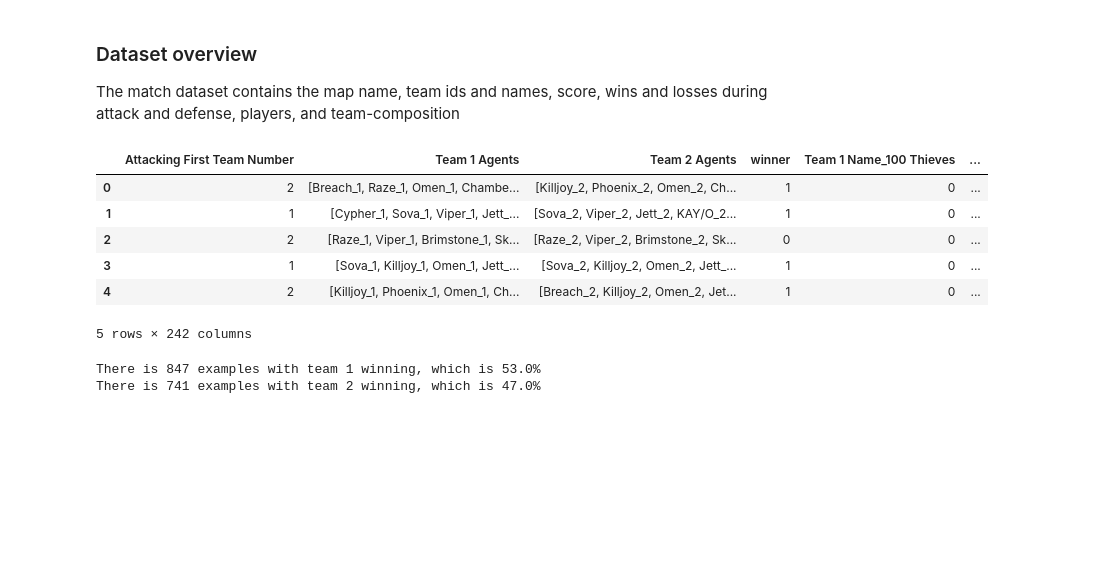
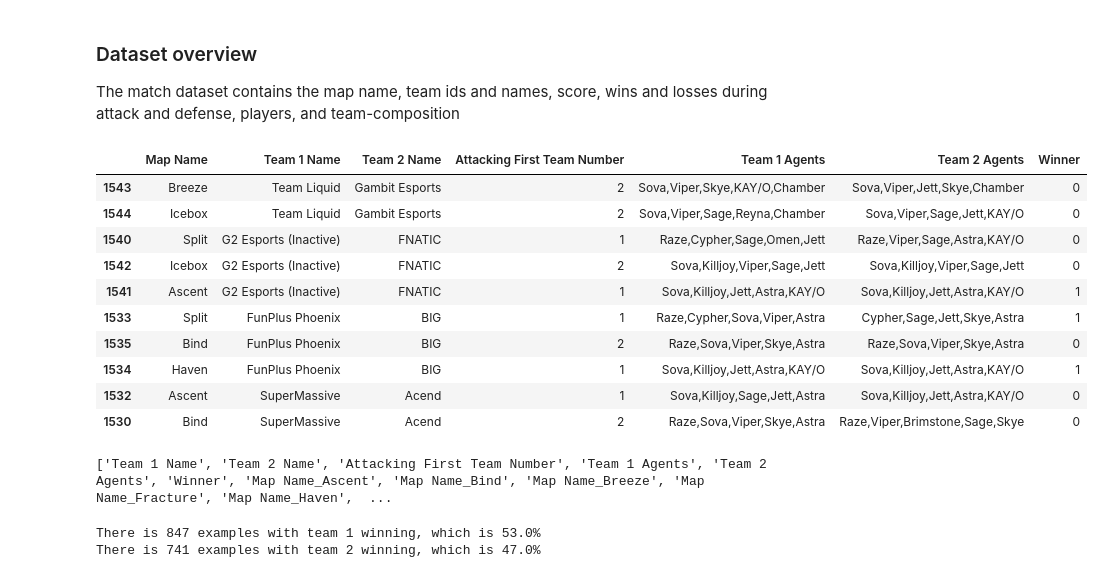
Before and after one commit to LabyrinthV/Honours-victory-prediction, a Jupyter notebook: Modelling.ipynb, the cells around one changed output. Saved outputs shown, nothing was run; the diff lists cells and outputs as text; code cells hidden in the pictures; blank space fills up the shorter version.

```diff
--- a/Modelling.ipynb
+++ b/Modelling.ipynb
@@ -23,37 +23,53 @@ The match dataset contains the map name, team ids and names, score, wins and los
 s_results = pd.read_csv('./Data files/val-series.csv')
 m_results = pd.read_csv('./Data files/val-matches.csv')
 # %%
-m_results['winner'] = np.where(m_results['Team 1 Score'] > m_results['Team 2 Score'], 1, 0)
+m_results['Winner'] = np.where(m_results['Team 1 Score'] > m_results['Team 2 Score'], 1, 0)
+# Sort rows by match id
+m_results = m_results.sort_values(by=['Series Id'], ascending=True)
 m_results = m_results.drop([
     'Match Id',
     'Series Id',
     'Event Name',
     'Win Condition',
     'Date',
     'Total Count',
     'Team 1 Id',
     'Team 2 Id',
     'Team 1 Player Ids',
     'Team 2 Player Ids',
     'Team 1 Score',
     'Team 2 Score',
     'Team 1 Score At Half',
     'Team 2 Score At Half',
     "Team 1 Pistol Wins",
     "Team 1 Attacking Pistol Wins",
     "Team 1 Defending Pistol Wins",
     "Team 1 Attacking Wins",
     "Team 1 Attacking Losses",
     "Team 1 Defending Wins",
     "Team 1 Defending Losses",
     "Team 2 Pistol Wins",
     "Team 2 Attacking Pistol Wins",
     "Team 2 Defending Pistol Wins",
     "Team 2 Attacking Wins",
     "Team 2 Attacking Losses",
     "Team 2 Defending Wins",
     "Team 2 Defending Losses"
     ], axis=1)
+
+m_results.head(10)
+# %% [output]
+|  | Map Name | Team 1 Name | Team 2 Name | Attacking First Team Number | Team 1 Agents | Team 2 Agents | Winner |
+| 1543 | Breeze | Team Liquid | Gambit Esports | 2 | Sova,Viper,Skye,KAY/O,Chamber | Sova,Viper,Jett,Skye,Chamber | 0 |
+| 1544 | Icebox | Team Liquid | Gambit Esports | 2 | Sova,Viper,Sage,Reyna,Chamber | Sova,Viper,Sage,Jett,KAY/O | 0 |
+| 1540 | Split | G2 Esports (Inactive) | FNATIC | 1 | Raze,Cypher,Sage,Omen,Jett | Raze,Viper,Sage,Astra,KAY/O | 0 |
+| 1542 | Icebox | G2 Esports (Inactive) | FNATIC | 2 | Sova,Killjoy,Viper,Sage,Jett | Sova,Killjoy,Viper,Sage,Jett | 0 |
+| 1541 | Ascent | G2 Esports (Inactive) | FNATIC | 1 | Sova,Killjoy,Jett,Astra,KAY/O | Sova,Killjoy,Jett,Astra,KAY/O | 1 |
+| 1533 | Split | FunPlus Phoenix | BIG | 1 | Raze,Cypher,Sova,Viper,Astra | Cypher,Sage,Jett,Skye,Astra | 1 |
+| 1535 | Bind | FunPlus Phoenix | BIG | 2 | Raze,Sova,Viper,Skye,Astra | Raze,Sova,Viper,Skye,Astra | 0 |
+| 1534 | Haven | FunPlus Phoenix | BIG | 1 | Sova,Killjoy,Jett,Astra,KAY/O | Sova,Killjoy,Jett,Astra,KAY/O | 1 |
+| 1532 | Ascent | SuperMassive | Acend | 1 | Sova,Killjoy,Sage,Jett,Astra | Sova,Killjoy,Jett,Astra,KAY/O | 0 |
+| 1530 | Bind | SuperMassive | Acend | 2 | Raze,Sova,Viper,Skye,Astra | Raze,Viper,Brimstone,Sage,Skye | 0 |
 # %%
 
 def player_id_list(results, team_number):
@@ -86,15 +102,9 @@ results_encoded = pd.get_dummies(m_results, columns=[
 #m_results['Team 2 Player Ids'] = player_id_list(m_results, '2')
 results_encoded['Team 1 Agents'] = agents_to_list(m_results,'1')
 results_encoded['Team 2 Agents'] = agents_to_list(m_results,'2')
-results_encoded.head(5)
+print(results_encoded.columns.tolist())
 # %% [output]
-|  | Attacking First Team Number | Team 1 Agents | Team 2 Agents | winner | Team 1 Name_100 Thieves | ... |
-| 0 | 2 | [Breach_1, Raze_1, Omen_1, Chambe... | [Killjoy_2, Phoenix_2, Omen_2, Ch... | 1 | 0 | ... |
-| 1 | 1 | [Cypher_1, Sova_1, Viper_1, Jett_... | [Sova_2, Viper_2, Jett_2, KAY/O_2... | 1 | 0 | ... |
-| 2 | 2 | [Raze_1, Viper_1, Brimstone_1, Sk... | [Raze_2, Viper_2, Brimstone_2, Sk... | 0 | 0 | ... |
-| 3 | 1 | [Sova_1, Killjoy_1, Omen_1, Jett_... | [Sova_2, Killjoy_2, Omen_2, Jett_... | 1 | 0 | ... |
-| 4 | 2 | [Killjoy_1, Phoenix_1, Omen_1, Ch... | [Breach_2, Killjoy_2, Omen_2, Jet... | 1 | 0 | ... |
-5 rows × 242 columns
+['Team 1 Name', 'Team 2 Name', 'Attacking First Team Number', 'Team 1 Agents', 'Team 2 Agents', 'Winner', 'Map Name_Ascent', 'Map Name_Bind', 'Map Name_Breeze', 'Map Name_Fracture', 'Map Name_Haven',  ...
 # %%
 mlb = MultiLabelBinarizer()
 results_encoded = results_encoded.join(pd.DataFrame(mlb.fit_transform(results_encoded.pop('Team 1 Agents')),
```
Also changed, not shown: parts of 15 cells of this notebook, 2 other files.
